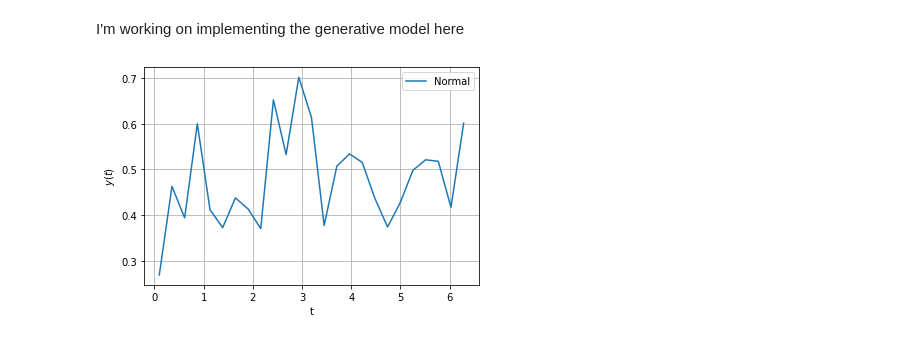
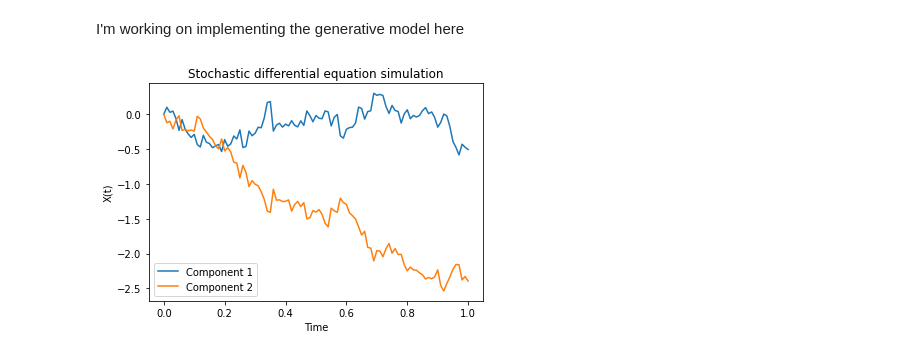
Before and after one commit to valterUo/Hanken-Q4Finance, a Jupyter notebook: generative_model_draft.ipynb, the cells around one changed output. Saved outputs shown, nothing was run; the diff lists cells and outputs as text; code cells hidden in the pictures.

Commit message:
Add stochastic time series example data and discretization

```diff
--- a/generative_model_draft.ipynb
+++ b/generative_model_draft.ipynb
@@ -32,14 +31,19 @@ def D(gamma: torch.Tensor, start : int, stop : int, h: int = None, get_probs: bo
     if get_probs:
         return qml.probs(wires=range(start, stop))
 # %%
+from time_series_utils import apply_sax
+
+
 series_length = 5
-n_qubits = series_length
-dev = qml.device("default.qubit", wires=n_qubits, shots=None)
-X_norm, T_norm = generate_normal_time_series_set(25, 25, 0.1, 0.1, 2 * torch.pi)
-plot_series(T_norm, X_norm)
+n_subspace_qubits = 2
+environment_qubits = n_subspace_qubits
+dev = qml.device("default.qubit", wires= series_length*n_subspace_qubits + environment_qubits, shots=None)
+#X_norm, T_norm = generate_normal_time_series_set(25, 25, 0.1, 0.1, 2 * torch.pi)
+#plot_series(T_norm, X_norm)
 # Make time series discrete using SAX
+#discrete_X = apply_sax(X_norm, n_sax_symbols = 2**n_subspace_qubits)
+#discrete_T = apply_sax(T_norm, n_sax_symbols = 2**n_subspace_qubits)
+#plot_series(discrete_T, discrete_X)
-# %% [output]
-[figure, removed]
 # %%
 # Now X = (s_1, ..., s_m) where each s_i is a discrete time series
 # Depending on the discretization, we use x subspace qubits to encode space H_s_i
@@ -103,0 +116,18 @@ def KL_divergence(p, q):
+# %%
+from time_series_utils import generate_synthetic_correlated_time_series
+import matplotlib.pyplot as plt
+import numpy as np
+
+X = generate_synthetic_correlated_time_series()
+# Plotting
+time = np.linspace(0, 1, 101)
+for i in range(2):
+    plt.plot(time, X[i], label=f'Component {i+1}')
+
+plt.xlabel('Time')
+plt.ylabel('X(t)')
+plt.title('Stochastic differential equation simulation')
+plt.legend()
+plt.show()
+# %% [output]
+[figure, added]
```
Also changed, not shown: parts of 4 cells of this notebook, 1 other file.
